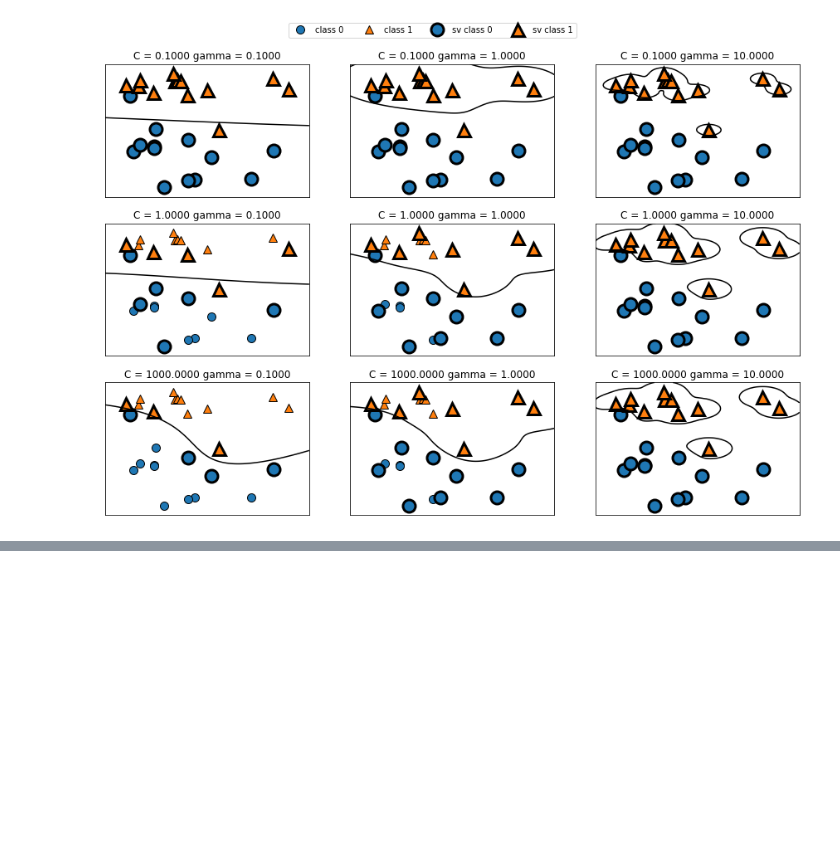
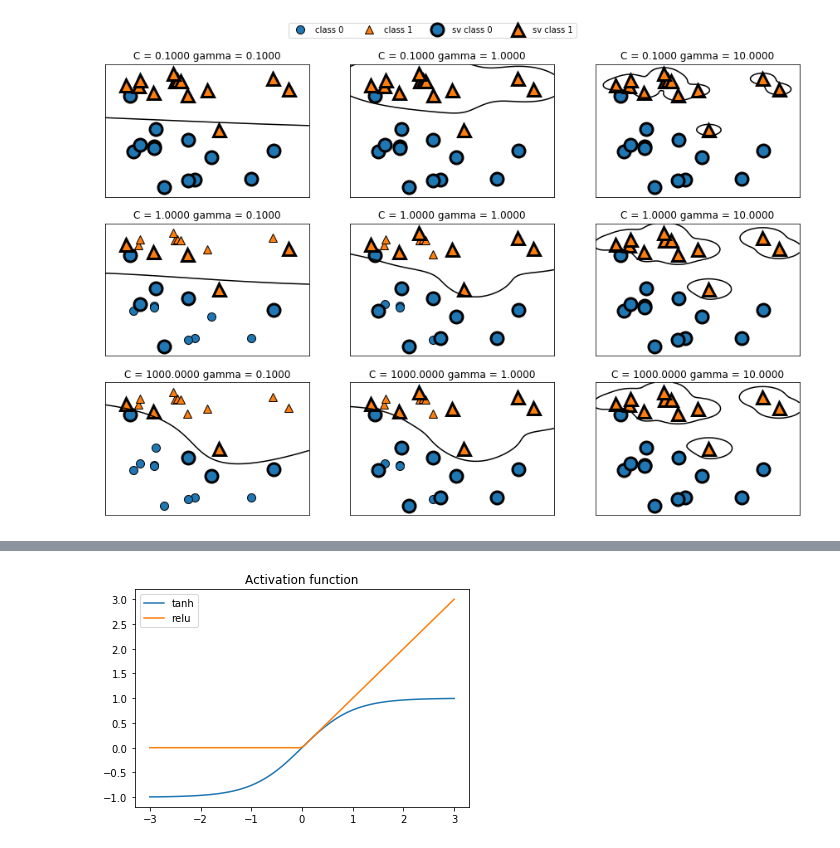
Before and after one commit to rodsveiga/ML_with_Python-Study_notes, a Jupyter notebook: Supervised_Learning.ipynb, the cells around one changed output, grey strips where cells are left out. Cells and saved outputs as stored; diff of their text form; code cells hidden in the pictures; blank space fills up the shorter version.

```diff
--- a/Supervised_Learning.ipynb
+++ b/Supervised_Learning.ipynb
@@ -1527,0 +1710,23 @@ plt.show()
+# %%
+# Mathematically, computing a series of weighted sum is the same as computing
+# one weighted sum. Another trick is needed to make this model truly more
+# powerful than a linear model. After computing a weighted sum for each hidden
+# unit, a non-linear function is applied to the result, usually the rectifying
+# non-linearity (also known as rectified linear unit or relu) or the tangent
+# hyperbolic. The result of this function is then used in the weighted sum
+# computing the output.
+
+
+line = np.linspace(-3, 3, 100)
+plt.plot(line, np.tanh(line), label='tanh')
+plt.plot(line, np.maximum(line, 0), label='relu')
+plt.legend(loc='best')
+plt.title('Activation function')
+plt.show()
+
+# The relu function cuts off values below zero, while tanh saturates to -1 for
+# low input values and +1 for high input values. Either non-linear function
+# allows the neural network to learn much more complicated function than a
+# linear model could.
+# %% [output]
+[figure, added]
```
Also changed, not shown: parts of 18 cells of this notebook.
